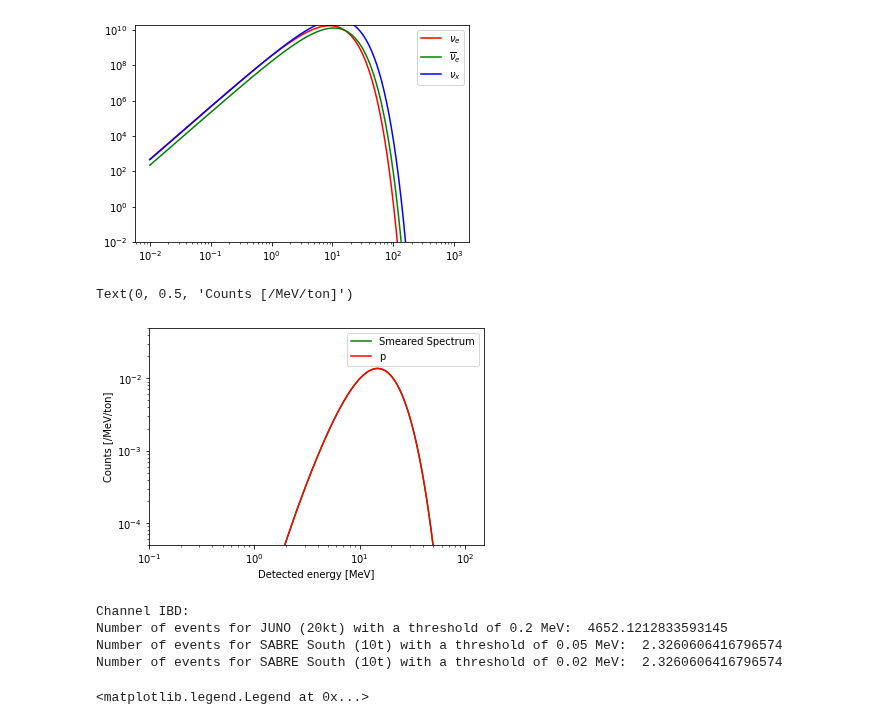
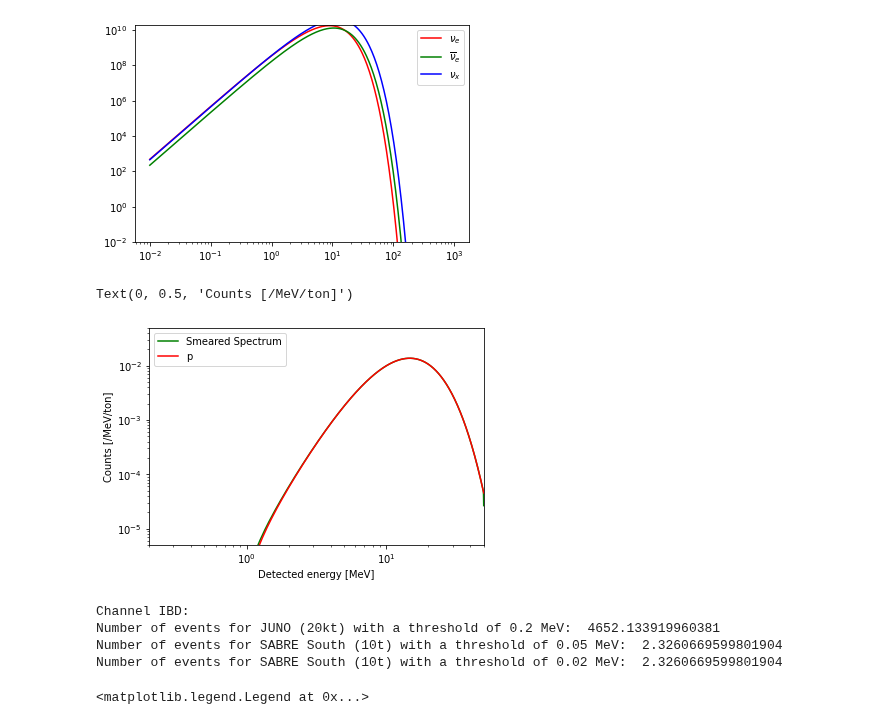
Before and after one commit to mjzurowski/sgm, a Jupyter notebook: Neutrino-LAB.ipynb, the cells around one changed output. Drawn from its saved outputs; the diff is of its cells as text; code cells hidden in the pictures.

```diff
--- a/Neutrino-LAB.ipynb
+++ b/Neutrino-LAB.ipynb
@@ -107,33 +107,33 @@ def dRdEd(Ev,Ed,E_ave,channel,source):
         integral = integrate.quad(lambda Evl:integrand(Evl,Ed,E_ave,channel),Emin,max(Ev))[0]
     return integral
 # %%
-num=100
+num=1000
 Ed_IBD = np.linspace(0,50,num)[1:]# Nuclear recoil energy, units of keV
 Ed_IBD_eV = Ed_IBD*MeV # Nuclear recoil energy, units of keV
 T=Det.Nuclei()
 rate_supernova_IBD=np.array([dRdEd(Ev_eV,Edi,12,'IBD','supernova_e')*MeV for Edi in Ed_IBD_eV])
 
 #gaussian smearing
 # Define the width and shape of the Gaussian function
 width = 0.03*np.sqrt(Ed_IBD)*num/50
 gaussian_function = gaussian(len(Ed_IBD), std=width)
 # Normalize the Gaussian function
 gaussian_function /= sum(gaussian_function)
 # Convolve the spectrum with the Gaussian function
 smeared_IBD = convolve(rate_supernova_IBD, gaussian_function, mode='same')
 plt.plot(Ed_IBD, smeared_IBD, label='Smeared Spectrum',color='g')
 
 plt.plot(Ed_IBD,rate_supernova_IBD,label='p',color='r')
 plt.xscale('log')
 plt.yscale('log')
 plt.legend()
-plt.xlim(1e-1,1.5e2)
-plt.ylim(5e-5, 5e-2)
+plt.xlim(0.2,5e1)
+plt.ylim(5e-6, 5e-2)
 plt.xlabel(r"Detected energy [MeV]")
 plt.ylabel(r"Counts [/MeV/ton]")
 # %% [output]
 Text(0, 0.5, 'Counts [/MeV/ton]')
-[figure, old version]
+[figure, new version]
 # %%
 print("Channel IBD: ")
 print("Number of events for JUNO (20kt) with a threshold of 0.2 MeV: ", np.trapz(rate_supernova_IBD,Ed_IBD)*2e4)
@@ -141,9 +141,9 @@ print("Number of events for SABRE South (10t) with a threshold of 0.05 MeV: ", n
 print("Number of events for SABRE South (10t) with a threshold of 0.02 MeV: ", np.trapz(rate_supernova_IBD,Ed_IBD)*10)
 # %% [output]
 Channel IBD:
-Number of events for JUNO (20kt) with a threshold of 0.2 MeV:  4652.1212833593145
-Number of events for SABRE South (10t) with a threshold of 0.05 MeV:  2.3260606416796574
-Number of events for SABRE South (10t) with a threshold of 0.02 MeV:  2.3260606416796574
+Number of events for JUNO (20kt) with a threshold of 0.2 MeV:  4652.133919960381
+Number of events for SABRE South (10t) with a threshold of 0.05 MeV:  2.3260669599801904
+Number of events for SABRE South (10t) with a threshold of 0.02 MeV:  2.3260669599801904
 # %%
 #define queching effect
 #assuming LAB C6H5CnH2n+1, n=10
```
Also changed, not shown: parts of 2 cells of this notebook, 1 other file.
